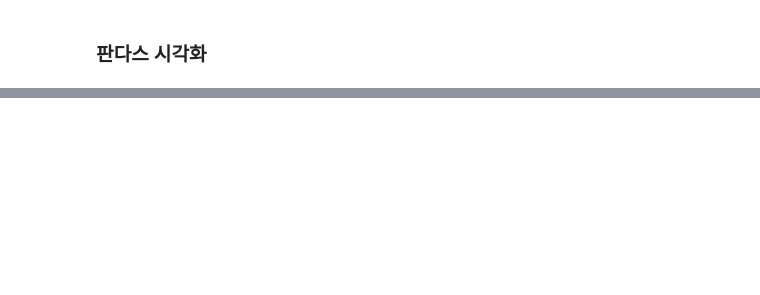
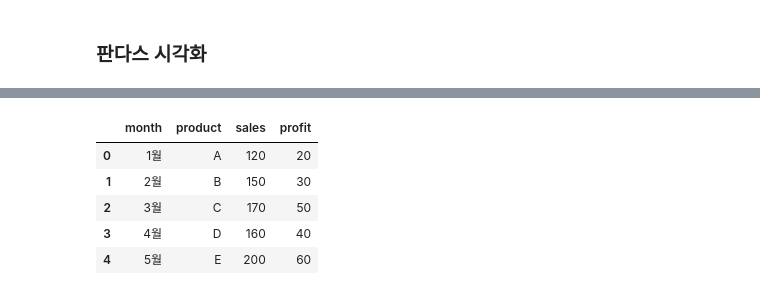
Before and after one commit to daehyuk1231/data-processing-visualization, a Jupyter notebook: chap03/sec02_pandas_plotting.ipynb, the cells around one changed output, grey strips where cells are left out. Saved outputs shown, nothing was run; the diff lists cells and outputs as text; code cells hidden in the pictures; blank space fills up the shorter version.

```diff
--- a/chap03/sec02_pandas_plotting.ipynb
+++ b/chap03/sec02_pandas_plotting.ipynb
@@ -36,3 +95,19 @@ axes = df.plot(kind="hist") # df.hist()
+# %%
+# 데이터프레임 생성
+df = pd.DataFrame({
+    "month": ["1월", "2월", "3월", "4월", "5월"],
+    "product": ["A", "B", "C", "D", "E"],
+    "sales": [120, 150, 170, 160, 200],
+    "profit": [20, 30, 50, 40, 60]
+})
+df
+# %% [output]
+|  | month | product | sales | profit |
+| 0 | 1월 | A | 120 | 20 |
+| 1 | 2월 | B | 150 | 30 |
+| 2 | 3월 | C | 170 | 50 |
+| 3 | 4월 | D | 160 | 40 |
+| 4 | 5월 | E | 200 | 60 |
 # %%
 # 이상치 만들기
 df.loc[0, "sales"] = 50
```
Also changed, not shown: parts of 5 cells of this notebook, 8 other files.
